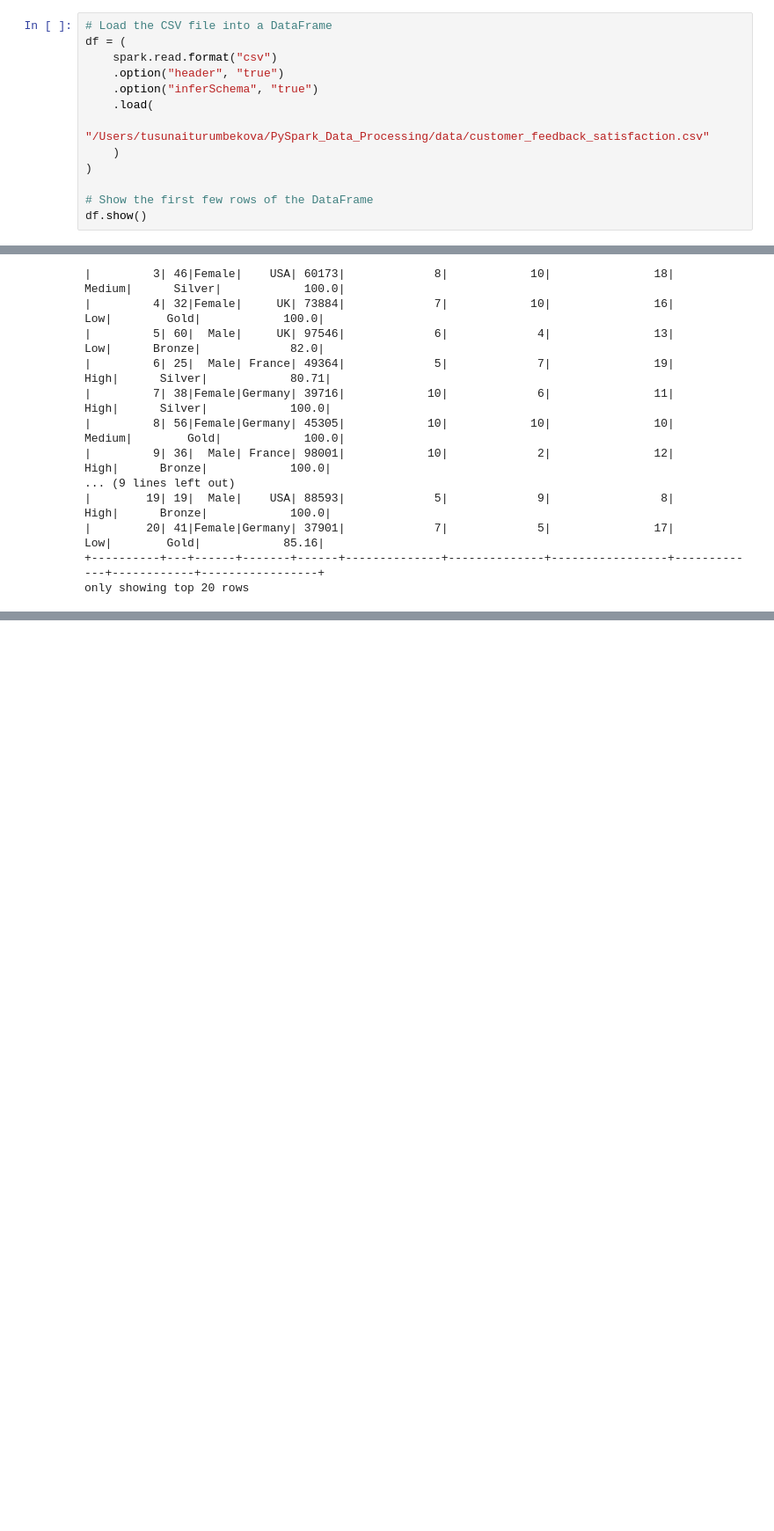
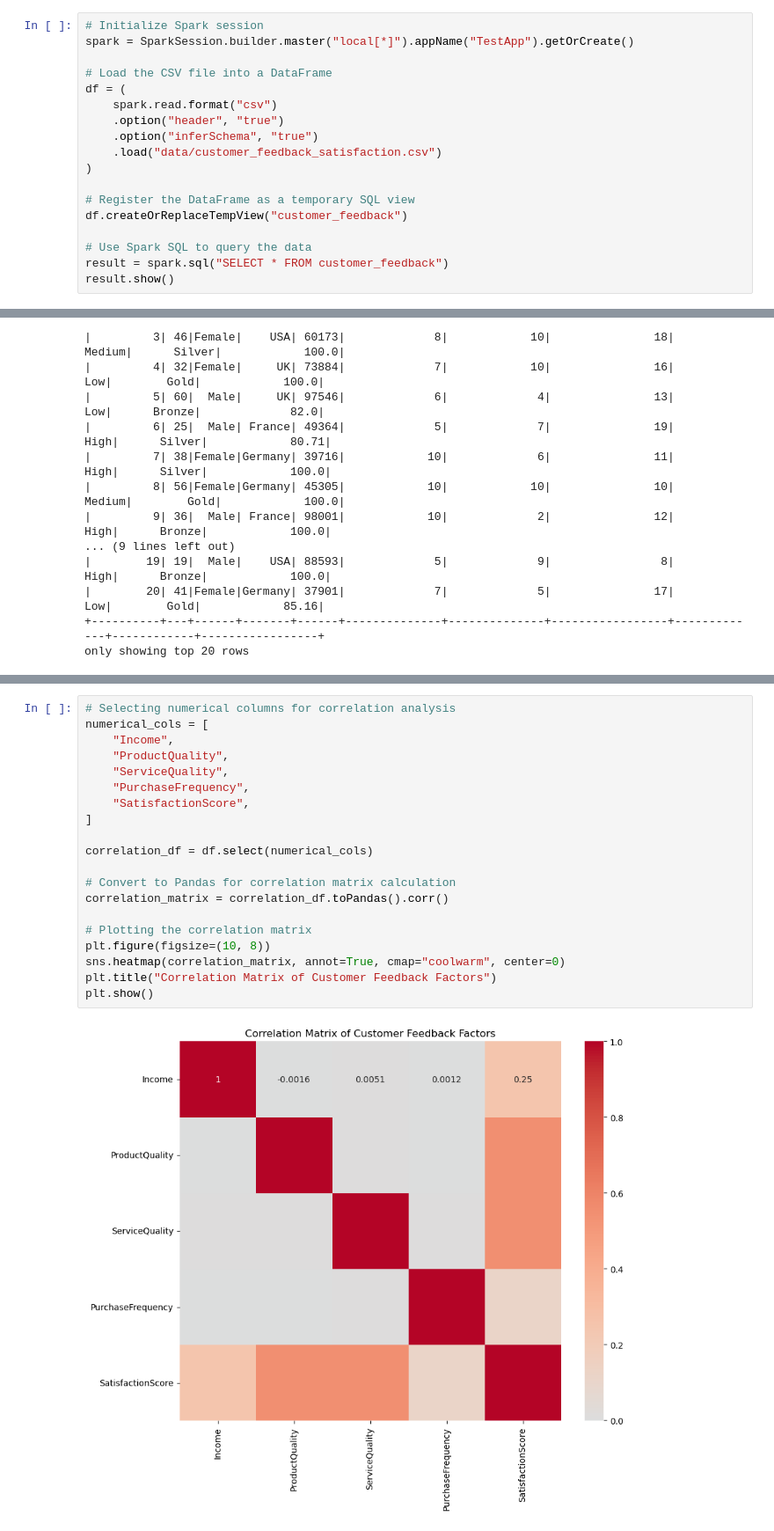
Before and after one commit to tursunait/PySpark_Data_Processing, a Jupyter notebook: main.ipynb, the cells around one changed output, grey strips where cells are left out. Shown at 88% size. Saved outputs shown, nothing was run; the diff lists cells and outputs as text; blank space fills up the shorter version.

```diff
--- a/main.ipynb
+++ b/main.ipynb
@@ -16,16 +9,21 @@ spark.sql("SELECT 'Hello, Spark!' AS greeting").show()
 # %%
+# Initialize Spark session
+spark = SparkSession.builder.master("local[*]").appName("TestApp").getOrCreate()
+
 # Load the CSV file into a DataFrame
 df = (
     spark.read.format("csv")
     .option("header", "true")
     .option("inferSchema", "true")
-    .load(
-        "/Users/tusunaiturumbekova/PySpark_Data_Processing/data/customer_feedback_satisfaction.csv"
-    )
+    .load("data/customer_feedback_satisfaction.csv")
 )
 
-# Show the first few rows of the DataFrame
-df.show()
+# Register the DataFrame as a temporary SQL view
+df.createOrReplaceTempView("customer_feedback")
+
+# Use Spark SQL to query the data
+result = spark.sql("SELECT * FROM customer_feedback")
+result.show()
 # %% [output]
 +----------+---+------+-------+------+--------------+--------------+-----------------+-------------+------------+-----------------+
 |CustomerID|Age|Gender|Country|Income|ProductQuality|ServiceQuality|PurchaseFrequency|FeedbackScore|LoyaltyLevel|SatisfactionScore|
@@ -46,0 +79,22 @@ only showing top 20 rows
+# %%
+# Selecting numerical columns for correlation analysis
+numerical_cols = [
+    "Income",
+    "ProductQuality",
+    "ServiceQuality",
+    "PurchaseFrequency",
+    "SatisfactionScore",
+]
+
+correlation_df = df.select(numerical_cols)
+
+# Convert to Pandas for correlation matrix calculation
+correlation_matrix = correlation_df.toPandas().corr()
+
+# Plotting the correlation matrix
+plt.figure(figsize=(10, 8))
+sns.heatmap(correlation_matrix, annot=True, cmap="coolwarm", center=0)
+plt.title("Correlation Matrix of Customer Feedback Factors")
+plt.show()
+# %% [output]
+[figure, added]
```
Also changed, not shown: parts of 7 cells of this notebook, 16 other files.
